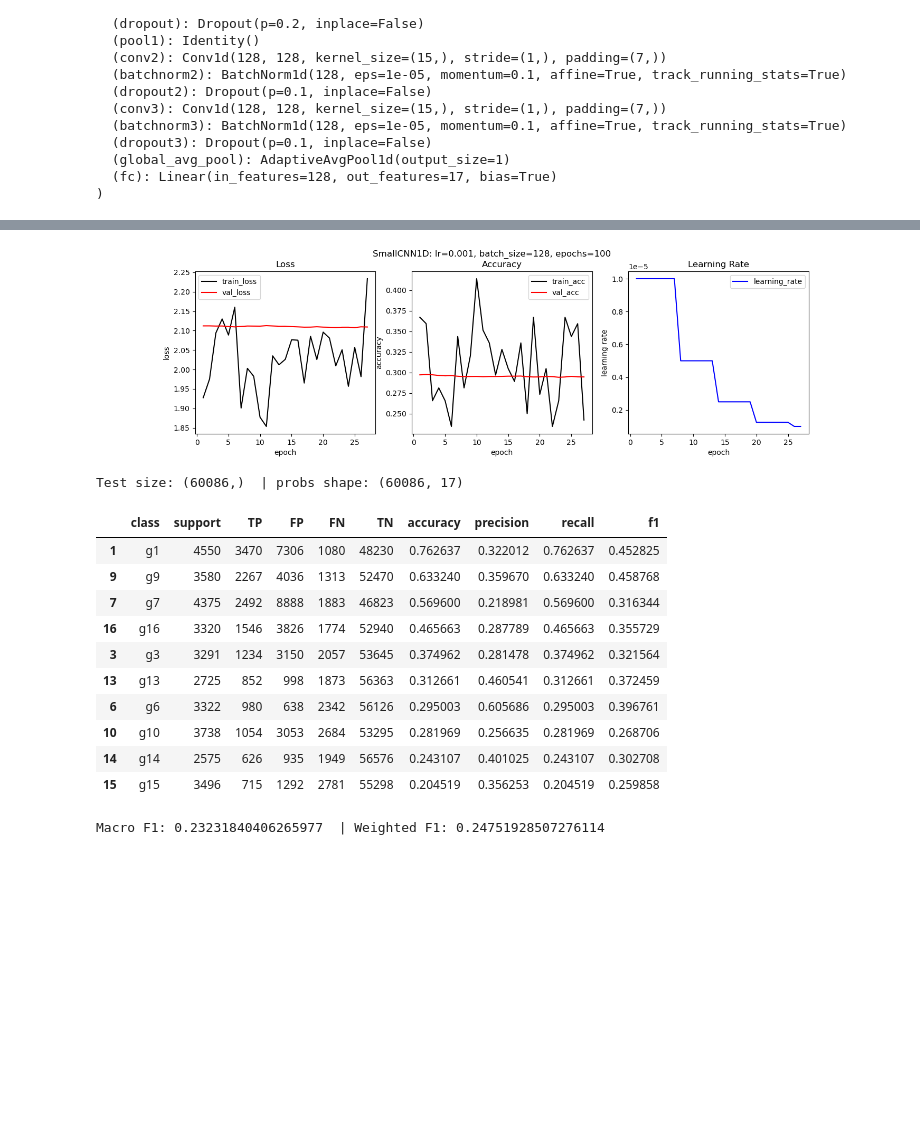
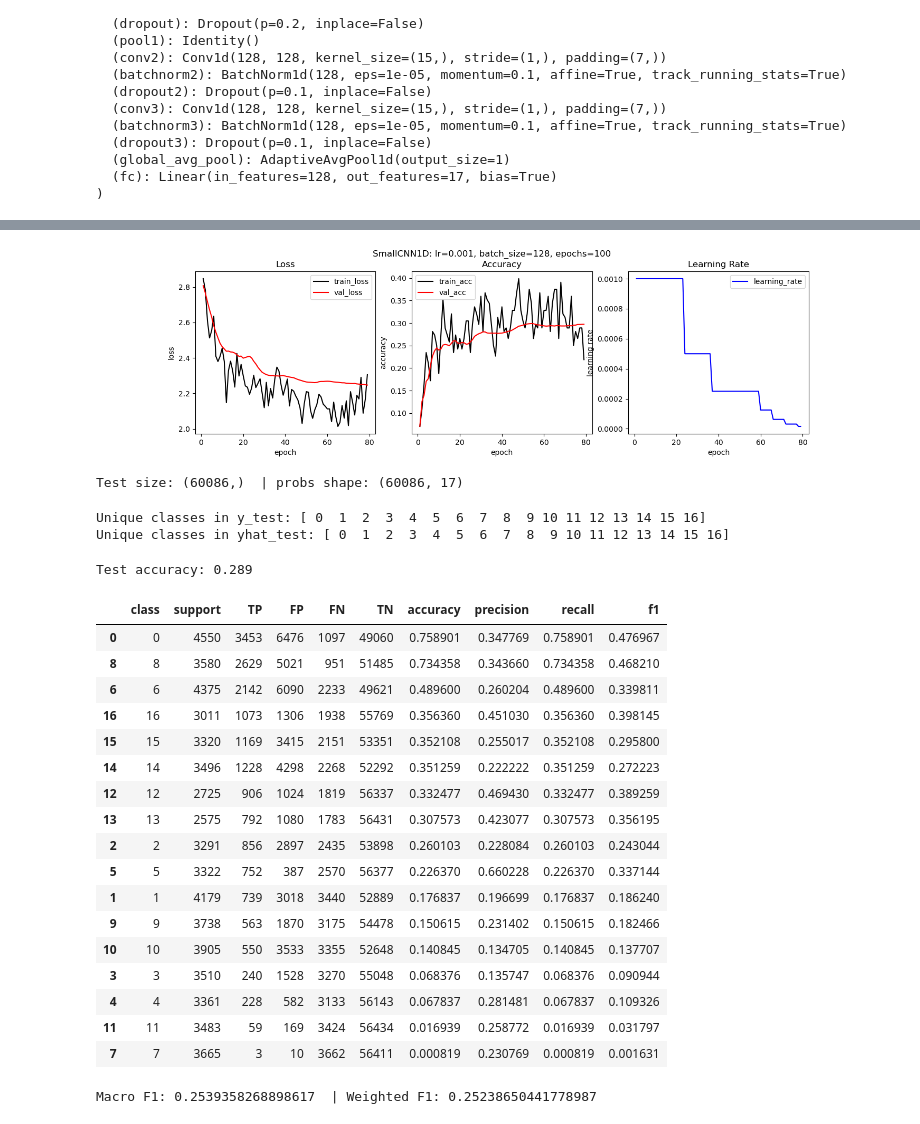
Before and after one commit to sumachinta/emg-gesture-classification-ninapro, a Jupyter notebook: notebooks/04_cnn.ipynb, the cells around one changed output, grey strips where cells are left out. Saved outputs shown, nothing was run; the diff lists cells and outputs as text; code cells hidden in the pictures; blank space fills up the shorter version.

```diff
--- a/notebooks/04_cnn.ipynb
+++ b/notebooks/04_cnn.ipynb
@@ -50,10 +50,13 @@ from utils.ml_helpers import set_seeds, get_device
 set_seeds(42)
 device = get_device()
 # %%
-from utils.postprocessing import exclude_rest_class, split_data_by_subject
+from utils.postprocessing import exclude_rest_class, split_data_by_subject, encode_labels_zero_based
 X, y, subject_ids, rep_ids = exclude_rest_class(X, y, subject_ids, rep_ids)
+y = encode_labels_zero_based(y)
+
+
 print(f"After excluding rest class: X={X.shape}, y={y.shape}")
-print(f"Unique gestures after excluding rest: {np.unique(y)}")
+print(f"Unique gestures after excluding rest and zero indexing: {np.unique(y)}")
 
 train_indices, test_indices, val_indices = split_data_by_subject(subject_ids)
 # %% [output]
@@ -273,7 +278,7 @@ if save_figs:
     np.savez(f"{run_dir}/cnn_training_history_{learning_rate}_{batch_size}_{num_epochs}.npz", **history)
 plt.show()
 # %% [output]
-[figure, old version]
+[figure, new version]
 # %%
 import torch
 import numpy as np
@@ -285,7 +290,7 @@ def predict_loader(model, test_loader, device):
     for xb, yb in test_loader:
         xb = xb.to(device)
         logits = model(xb)                    # (B, C) logits
-        probs  = torch.softmax(logits, 1)     # (B, C) probabilities
+        probs  = torch.softmax(logits, dim=1)     # (B, C) probabilities
         preds  = probs.argmax(1)              # (B,)
         y_true.append(yb.cpu())
         y_pred.append(preds.cpu())
@@ -299,53 +304,69 @@ y_test, yhat_test, p_test = predict_loader(model, test_loader, device)
 print("Test size:", y_test.shape, " | probs shape:", p_test.shape)
 # %% [output]
 Test size: (60086,)  | probs shape: (60086, 17)
+# %%
+print(f"Unique classes in y_test: {np.unique(y_test)[:]}")
+print(f"Unique classes in yhat_test: {np.unique(yhat_test)[:]}")
+# %% [output]
+Unique classes in y_test: [ 0  1  2  3  4  5  6  7  8  9 10 11 12 13 14 15 16]
+Unique classes in yhat_test: [ 0  1  2  3  4  5  6  7  8  9 10 11 12 13 14 15 16]
+# %%
+from sklearn.metrics import accuracy_score
+test_acc = accuracy_score(y_test, yhat_test)
+print(f"Test accuracy: {test_acc:.3f}")
+# %% [output]
+Test accuracy: 0.289
 # %%
 import numpy as np
 from sklearn.metrics import confusion_matrix, classification_report
 import pandas as pd
 
-num_classes = int(np.max(y_test)) + 1
-# If you have names for each gesture, set them here; else numeric labels:
-class_names = [f"g{c}" for c in range(num_classes)]
+# num_classes = len(np.unique(y))
+class_names = range(num_classes)
 
-cm = confusion_matrix(y_test, yhat_test, labels=list(range(num_classes)))
-report = classification_report(
-    y_test, yhat_test, labels=list(range(num_classes)),
-    target_names=class_names, output_dict=True, zero_division=0
-)
+
+cm = confusion_matrix(y_test, yhat_test, labels=range(num_classes))
+report = classification_report(y_test, yhat_test, labels=class_names,target_names=class_names, output_dict=True, zero_division=0)
 
 # Per-class counts
 tp = np.diag(cm)
 fp = cm.sum(axis=0) - tp
 fn = cm.sum(axis=1) - tp
 tn = cm.sum() - (tp + fp + fn)
 per_class_acc = np.divide(tp, cm.sum(axis=1, keepdims=False), out=np.zeros_like(tp, dtype=float), where=cm.sum(axis=1)!=0)
 
 metrics_df = pd.DataFrame({
     "class": class_names,
     "support": cm.sum(axis=1),
     "TP": tp, "FP": fp, "FN": fn, "TN": tn,
     "accuracy": per_class_acc,
     "precision": [report[n]["precision"] for n in class_names],
     "recall":    [report[n]["recall"]    for n in class_names],
     "f1":        [report[n]["f1-score"]  for n in class_names],
 }).sort_values("accuracy", ascending=False)
 
-display(metrics_df.head(10))
+display(metrics_df.head(17))
 print("\nMacro F1:", report["macro avg"]["f1-score"], " | Weighted F1:", report["weighted avg"]["f1-score"])
 # %% [output]
 |  | class | support | TP | FP | FN | TN | accuracy | precision | recall | f1 |
-| 1 | g1 | 4550 | 3470 | 7306 | 1080 | 48230 | 0.762637 | 0.322012 | 0.762637 | 0.452825 |
-| 9 | g9 | 3580 | 2267 | 4036 | 1313 | 52470 | 0.633240 | 0.359670 | 0.633240 | 0.458768 |
-| 7 | g7 | 4375 | 2492 | 8888 | 1883 | 46823 | 0.569600 | 0.218981 | 0.569600 | 0.316344 |
-| 16 | g16 | 3320 | 1546 | 3826 | 1774 | 52940 | 0.465663 | 0.287789 | 0.465663 | 0.355729 |
-| 3 | g3 | 3291 | 1234 | 3150 | 2057 | 53645 | 0.374962 | 0.281478 | 0.374962 | 0.321564 |
-| 13 | g13 | 2725 | 852 | 998 | 1873 | 56363 | 0.312661 | 0.460541 | 0.312661 | 0.372459 |
-| 6 | g6 | 3322 | 980 | 638 | 2342 | 56126 | 0.295003 | 0.605686 | 0.295003 | 0.396761 |
-| 10 | g10 | 3738 | 1054 | 3053 | 2684 | 53295 | 0.281969 | 0.256635 | 0.281969 | 0.268706 |
-| 14 | g14 | 2575 | 626 | 935 | 1949 | 56576 | 0.243107 | 0.401025 | 0.243107 | 0.302708 |
-| 15 | g15 | 3496 | 715 | 1292 | 2781 | 55298 | 0.204519 | 0.356253 | 0.204519 | 0.259858 |
+| 0 | 0 | 4550 | 3453 | 6476 | 1097 | 49060 | 0.758901 | 0.347769 | 0.758901 | 0.476967 |
+| 8 | 8 | 3580 | 2629 | 5021 | 951 | 51485 | 0.734358 | 0.343660 | 0.734358 | 0.468210 |
+| 6 | 6 | 4375 | 2142 | 6090 | 2233 | 49621 | 0.489600 | 0.260204 | 0.489600 | 0.339811 |
+| 16 | 16 | 3011 | 1073 | 1306 | 1938 | 55769 | 0.356360 | 0.451030 | 0.356360 | 0.398145 |
+| 15 | 15 | 3320 | 1169 | 3415 | 2151 | 53351 | 0.352108 | 0.255017 | 0.352108 | 0.295800 |
+| 14 | 14 | 3496 | 1228 | 4298 | 2268 | 52292 | 0.351259 | 0.222222 | 0.351259 | 0.272223 |
+| 12 | 12 | 2725 | 906 | 1024 | 1819 | 56337 | 0.332477 | 0.469430 | 0.332477 | 0.389259 |
+| 13 | 13 | 2575 | 792 | 1080 | 1783 | 56431 | 0.307573 | 0.423077 | 0.307573 | 0.356195 |
+| 2 | 2 | 3291 | 856 | 2897 | 2435 | 53898 | 0.260103 | 0.228084 | 0.260103 | 0.243044 |
+| 5 | 5 | 3322 | 752 | 387 | 2570 | 56377 | 0.226370 | 0.660228 | 0.226370 | 0.337144 |
+| 1 | 1 | 4179 | 739 | 3018 | 3440 | 52889 | 0.176837 | 0.196699 | 0.176837 | 0.186240 |
+| 9 | 9 | 3738 | 563 | 1870 | 3175 | 54478 | 0.150615 | 0.231402 | 0.150615 | 0.182466 |
+| 10 | 10 | 3905 | 550 | 3533 | 3355 | 52648 | 0.140845 | 0.134705 | 0.140845 | 0.137707 |
+| 3 | 3 | 3510 | 240 | 1528 | 3270 | 55048 | 0.068376 | 0.135747 | 0.068376 | 0.090944 |
+| 4 | 4 | 3361 | 228 | 582 | 3133 | 56143 | 0.067837 | 0.281481 | 0.067837 | 0.109326 |
+| 11 | 11 | 3483 | 59 | 169 | 3424 | 56434 | 0.016939 | 0.258772 | 0.016939 | 0.031797 |
+| 7 | 7 | 3665 | 3 | 10 | 3662 | 56411 | 0.000819 | 0.230769 | 0.000819 | 0.001631 |
-Macro F1: 0.23231840406265977  | Weighted F1: 0.24751928507276114
+Macro F1: 0.2539358268898617  | Weighted F1: 0.25238650441778987
 # %%
 import matplotlib.pyplot as plt
 
```
Also changed, not shown: parts of 11 cells of this notebook, 1 other file.
